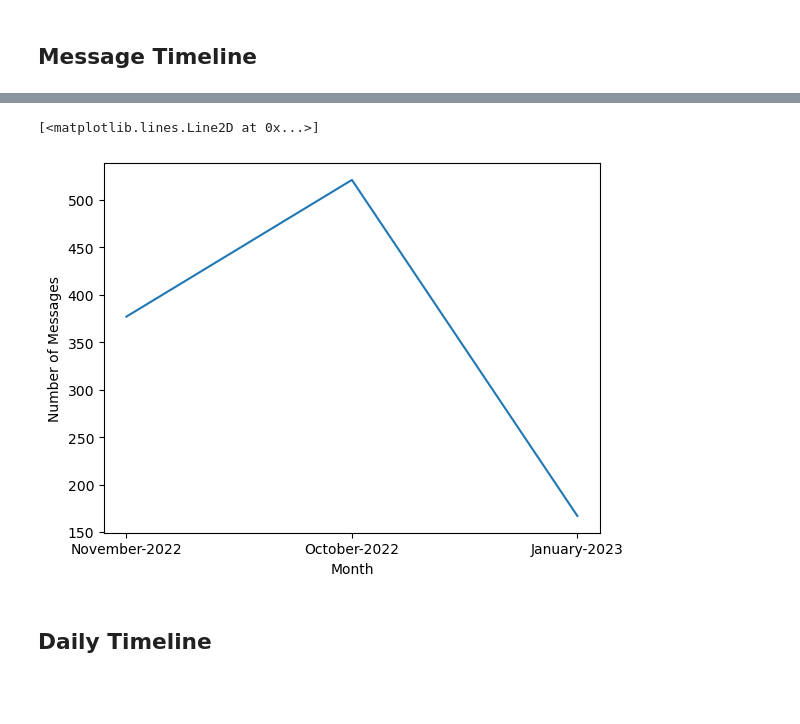
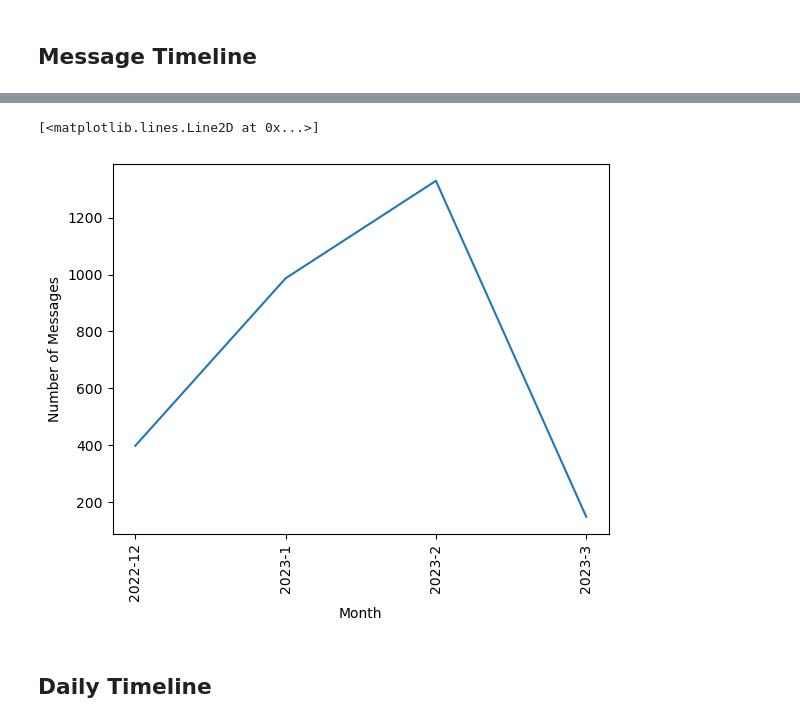
Before and after one commit to vsuraj25/Whatsapp-Chat-Analyser, a Jupyter notebook: chat_analysis.ipynb, the cells around one changed output, grey strips where cells are left out. Drawn from its saved outputs; the diff is of its cells as text; code cells hidden in the pictures; blank space fills up the shorter version.

```diff
--- a/chat_analysis.ipynb
+++ b/chat_analysis.ipynb
@@ -62,7 +74,7 @@ dates
 # %%
 df = pd.DataFrame({'message_date': dates,'user_message': messages})
 # %%
-df['message_date'] = pd.to_datetime(df['message_date'])
+df['message_date'] = pd.to_datetime(df['message_date'], dayfirst=True)
 # %%
 df
 # %% [output]
@@ -116,6 +132,7 @@ df
 # %%
 df['year'] = df['message_date'].dt.year
 df['month'] = df['message_date'].dt.month_name()
+df['month_num'] = df['message_date'].dt.month
 df['day'] = df['message_date'].dt.day
 df['hour'] = df['message_date'].dt.hour
 df['minute'] = df['message_date'].dt.minute
@@ -409,7 +448,7 @@ pd.DataFrame(Counter(emojis).most_common(len(emojis)), columns = ['Emoji', 'Freq
 # %% [markdown]
 ## Message Timeline
 # %%
-timeline = df.groupby(['year', 'month']).count()['message'].reset_index()
+timeline = df.groupby(['year', 'month_num'], as_index=True).count()['message'].sort_index(ascending=True).reset_index()
 # %%
 timeline
 # %% [output]
@@ -420,7 +460,7 @@ timeline
 # %%
 time = []
 for i in range(timeline.shape[0]):
-    time.append(timeline['month'][i] + '-' + str(timeline['year'][i]))
+    time.append(str(timeline['year'][i]) + '-' + str(timeline['month_num'][i]))
 # %%
 timeline['time'] = time
 # %%
@@ -433,10 +474,11 @@ timeline
 # %%
 plt.ylabel('Number of Messages')
 plt.xlabel('Month')
-plt.plot(timeline['time'], timeline['message'])
+plt.xticks(rotation = 'vertical')
+plt.plot(timeline['time'].values, timeline['message'].values)
 # %% [output]
 [<matplotlib.lines.Line2D at 0x...>]
-[figure, old version]
+[figure, new version]
 # %% [markdown]
 ## Daily Timeline
 # %%
```
Also changed, not shown: parts of 39 cells of this notebook, 5 other files.
